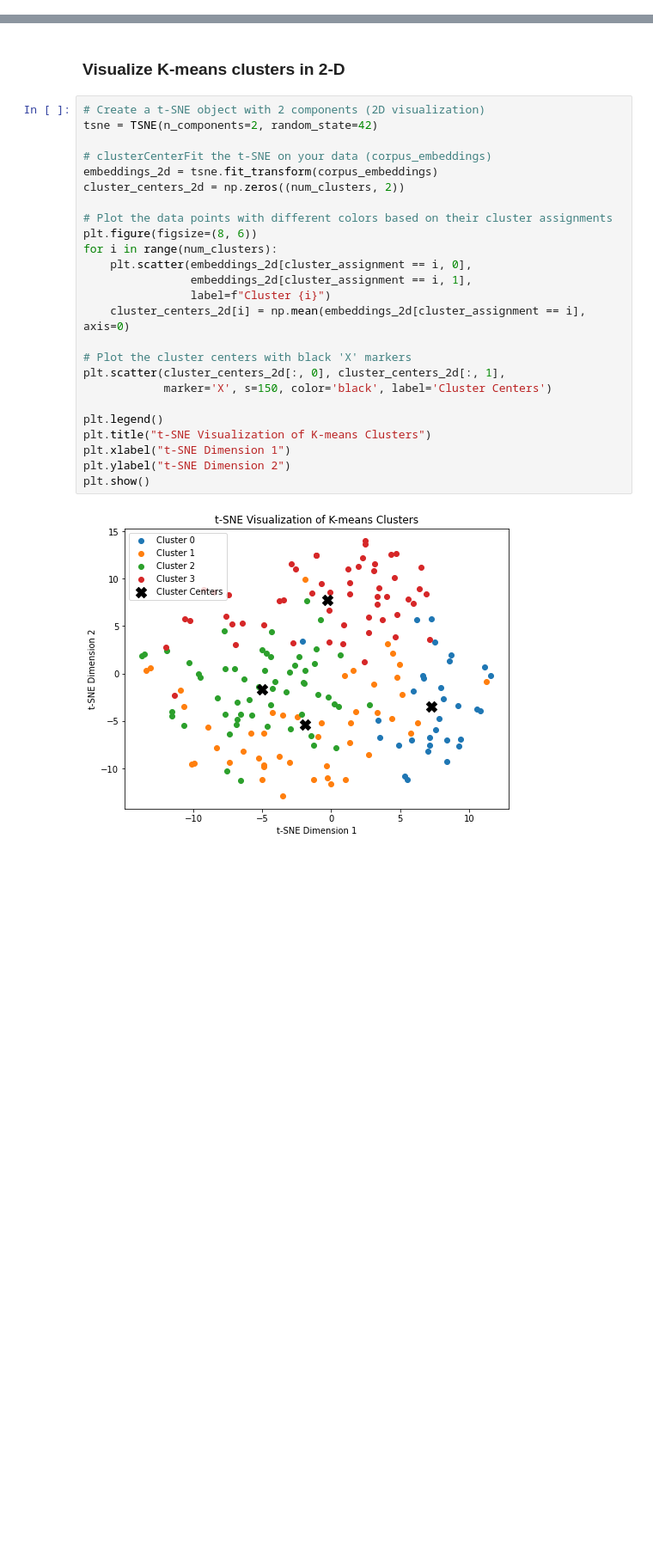
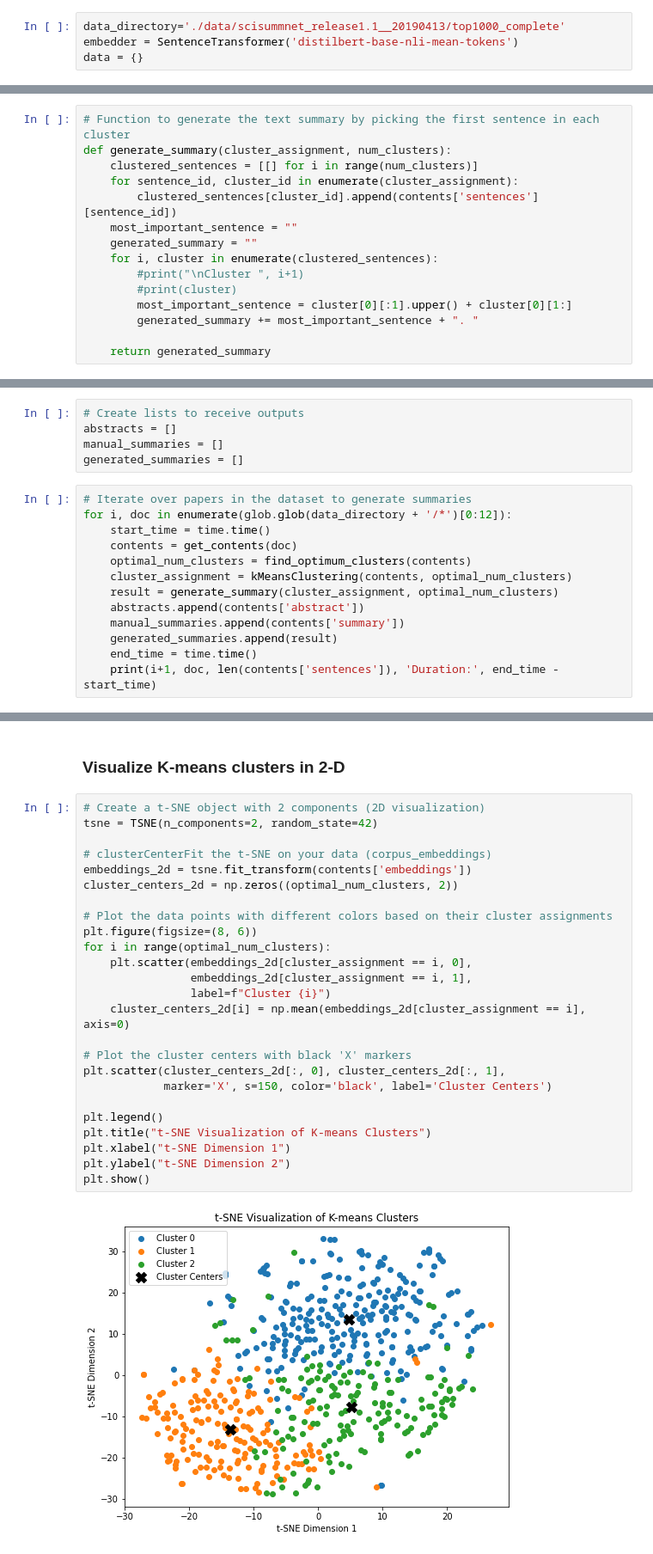
Before and after one commit to sumukhig/nlp-text-summarization, a Jupyter notebook: NLP-Project-Group10.ipynb, the cells around one changed output, grey strips where cells are left out. Shown: that part at 86% size. Drawn from its saved outputs; the diff is of its cells as text; blank space fills up the shorter version.

```diff
--- a/NLP-Project-Group10.ipynb
+++ b/NLP-Project-Group10.ipynb
@@ -12,5 +17,9 @@ from sklearn.cluster import KMeans
 from sklearn.manifold import TSNE
 import matplotlib.pyplot as plt
 from wordcloud import WordCloud
+# %%
+data_directory='./data/scisummnet_release1.1__20190413/top1000_complete'
+embedder = SentenceTransformer('distilbert-base-nli-mean-tokens')
+data = {}
 # %% [markdown]
 ### Extracting Research Paper Data From XML files
@@ -128,0 +147,15 @@ cluster_df.head(10)
+# %%
+# Function to generate the text summary by picking the first sentence in each cluster
+def generate_summary(cluster_assignment, num_clusters):
+    clustered_sentences = [[] for i in range(num_clusters)]
+    for sentence_id, cluster_id in enumerate(cluster_assignment):
+        clustered_sentences[cluster_id].append(contents['sentences'][sentence_id])
+    most_important_sentence = ""
+    generated_summary = ""
+    for i, cluster in enumerate(clustered_sentences):
+        #print("\nCluster ", i+1)
+        #print(cluster)
+        most_important_sentence = cluster[0][:1].upper() + cluster[0][1:]
+        generated_summary += most_important_sentence + ". "
+
+    return generated_summary
@@ -128,0 +197,18 @@ cluster_df.head(10)
+# %%
+# Create lists to receive outputs
+abstracts = []
+manual_summaries = []
+generated_summaries = []
+# %%
+# Iterate over papers in the dataset to generate summaries
+for i, doc in enumerate(glob.glob(data_directory + '/*')[0:12]):
+    start_time = time.time()
+    contents = get_contents(doc)
+    optimal_num_clusters = find_optimum_clusters(contents)
+    cluster_assignment = kMeansClustering(contents, optimal_num_clusters)
+    result = generate_summary(cluster_assignment, optimal_num_clusters)
+    abstracts.append(contents['abstract'])
+    manual_summaries.append(contents['summary'])
+    generated_summaries.append(result)
+    end_time = time.time()
+    print(i+1, doc, len(contents['sentences']), 'Duration:', end_time - start_time)
@@ -131,27 +266,27 @@ cluster_df.head(10)
 # %%
 # Create a t-SNE object with 2 components (2D visualization)
 tsne = TSNE(n_components=2, random_state=42)
 
 # clusterCenterFit the t-SNE on your data (corpus_embeddings)
-embeddings_2d = tsne.fit_transform(corpus_embeddings)
-cluster_centers_2d = np.zeros((num_clusters, 2))
+embeddings_2d = tsne.fit_transform(contents['embeddings'])
+cluster_centers_2d = np.zeros((optimal_num_clusters, 2))
 
 # Plot the data points with different colors based on their cluster assignments
 plt.figure(figsize=(8, 6))
-for i in range(num_clusters):
+for i in range(optimal_num_clusters):
     plt.scatter(embeddings_2d[cluster_assignment == i, 0],
                 embeddings_2d[cluster_assignment == i, 1],
                 label=f"Cluster {i}")
     cluster_centers_2d[i] = np.mean(embeddings_2d[cluster_assignment == i], axis=0)
 
 # Plot the cluster centers with black 'X' markers
 plt.scatter(cluster_centers_2d[:, 0], cluster_centers_2d[:, 1],
             marker='X', s=150, color='black', label='Cluster Centers')
 
 plt.legend()
 plt.title("t-SNE Visualization of K-means Clusters")
 plt.xlabel("t-SNE Dimension 1")
 plt.ylabel("t-SNE Dimension 2")
 plt.show()
 # %% [output]
-[figure, old version]
+[figure, new version]
```
Also changed, not shown: parts of 31 cells of this notebook.
